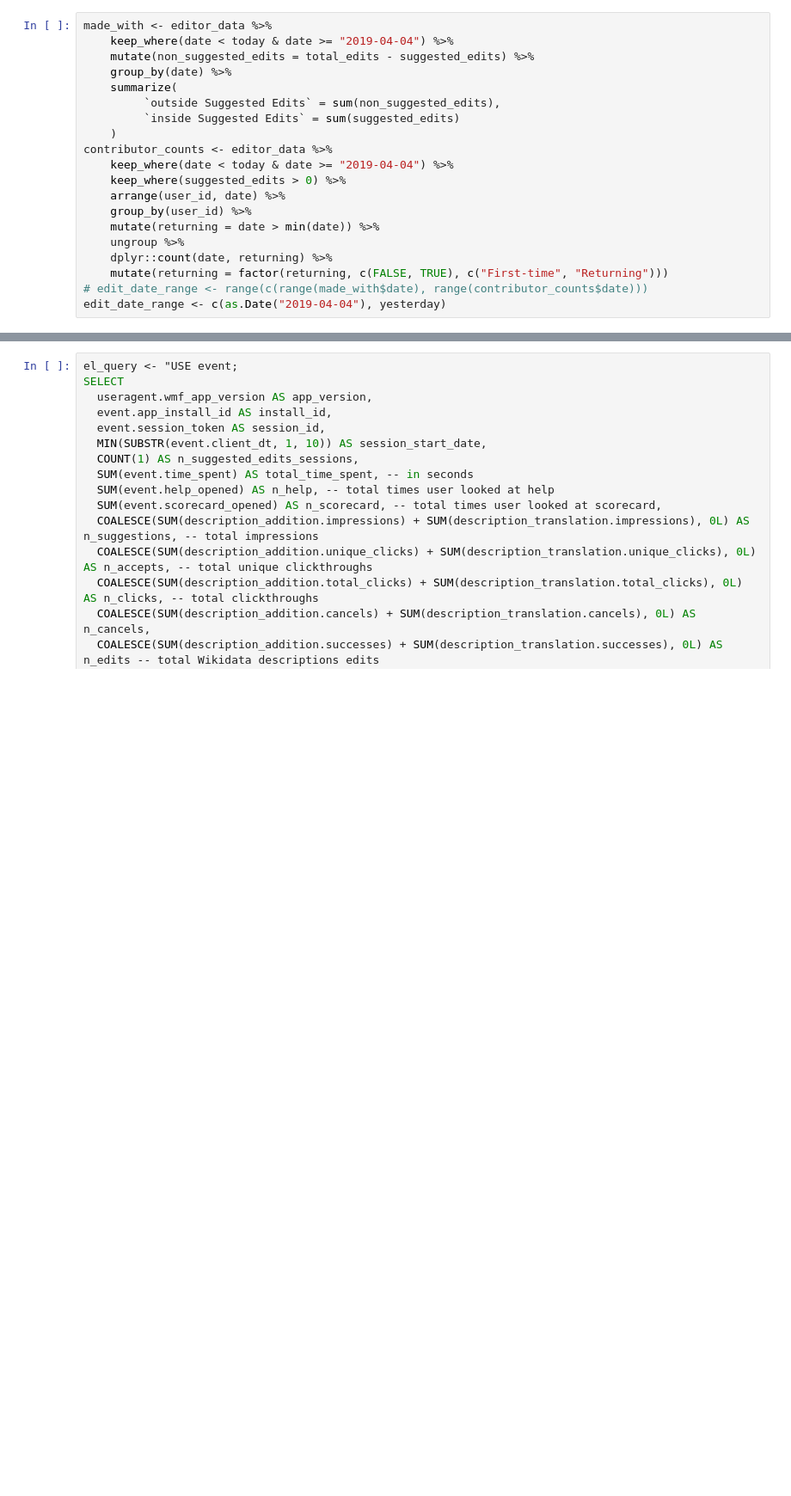
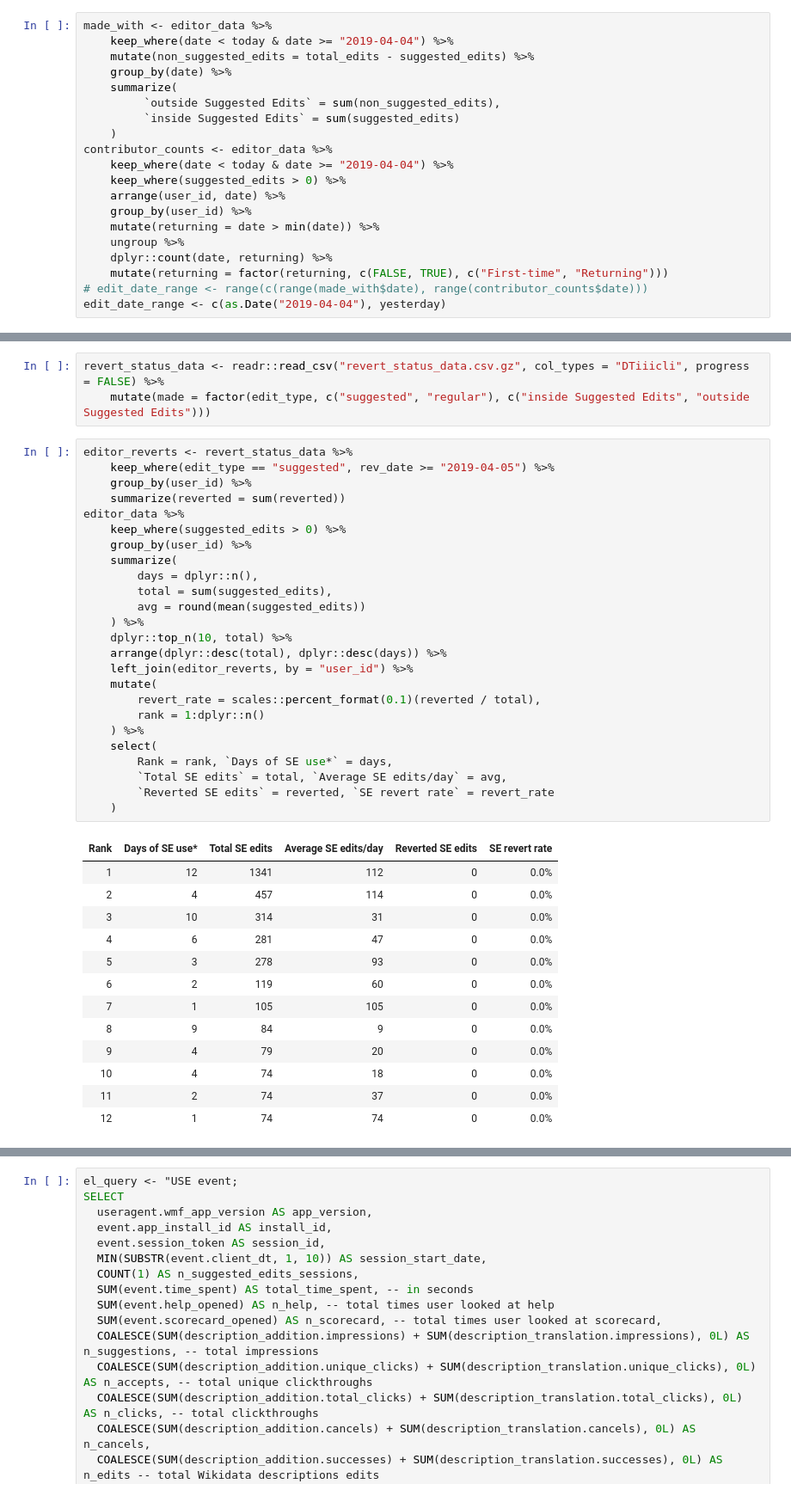
Before and after one commit to bearloga/wmf-android-suggested-edits, a Jupyter notebook: suggested-edits-v1.ipynb, the cells around one changed output, grey strips where cells are left out. Shown at 86% size. Drawn from its saved outputs; the diff is of its cells as text; blank space fills up the shorter version.

```diff
--- a/suggested-edits-v1.ipynb
+++ b/suggested-edits-v1.ipynb
@@ -253,0 +268,42 @@ p1 + p2 + plot_layout(ncol = 1)
+# %%
+revert_status_data <- readr::read_csv("revert_status_data.csv.gz", col_types = "DTiiicli", progress = FALSE) %>%
+    mutate(made = factor(edit_type, c("suggested", "regular"), c("inside Suggested Edits", "outside Suggested Edits")))
+# %%
+editor_reverts <- revert_status_data %>%
+    keep_where(edit_type == "suggested", rev_date >= "2019-04-05") %>%
+    group_by(user_id) %>%
+    summarize(reverted = sum(reverted))
+editor_data %>%
+    keep_where(suggested_edits > 0) %>%
+    group_by(user_id) %>%
+    summarize(
+        days = dplyr::n(),
+        total = sum(suggested_edits),
+        avg = round(mean(suggested_edits))
+    ) %>%
+    dplyr::top_n(10, total) %>%
+    arrange(dplyr::desc(total), dplyr::desc(days)) %>%
+    left_join(editor_reverts, by = "user_id") %>%
+    mutate(
+        revert_rate = scales::percent_format(0.1)(reverted / total),
+        rank = 1:dplyr::n()
+    ) %>%
+    select(
+        Rank = rank, `Days of SE use*` = days,
+        `Total SE edits` = total, `Average SE edits/day` = avg,
+        `Reverted SE edits` = reverted, `SE revert rate` = revert_rate
+    )
+# %% [output]
+| Rank | Days of SE use* | Total SE edits | Average SE edits/day | Reverted SE edits | SE revert rate |
+| 1 | 12 | 1341 | 112 | 0 | 0.0% |
+| 2 | 4 | 457 | 114 | 0 | 0.0% |
+| 3 | 10 | 314 | 31 | 0 | 0.0% |
+| 4 | 6 | 281 | 47 | 0 | 0.0% |
+| 5 | 3 | 278 | 93 | 0 | 0.0% |
+| 6 | 2 | 119 | 60 | 0 | 0.0% |
+| 7 | 1 | 105 | 105 | 0 | 0.0% |
+| 8 | 9 | 84 | 9 | 0 | 0.0% |
+| 9 | 4 | 79 | 20 | 0 | 0.0% |
+| 10 | 4 | 74 | 18 | 0 | 0.0% |
+| 11 | 2 | 74 | 37 | 0 | 0.0% |
+| 12 | 1 | 74 | 74 | 0 | 0.0% |
```
Also changed, not shown: parts of 25 cells of this notebook, 5 other files.
